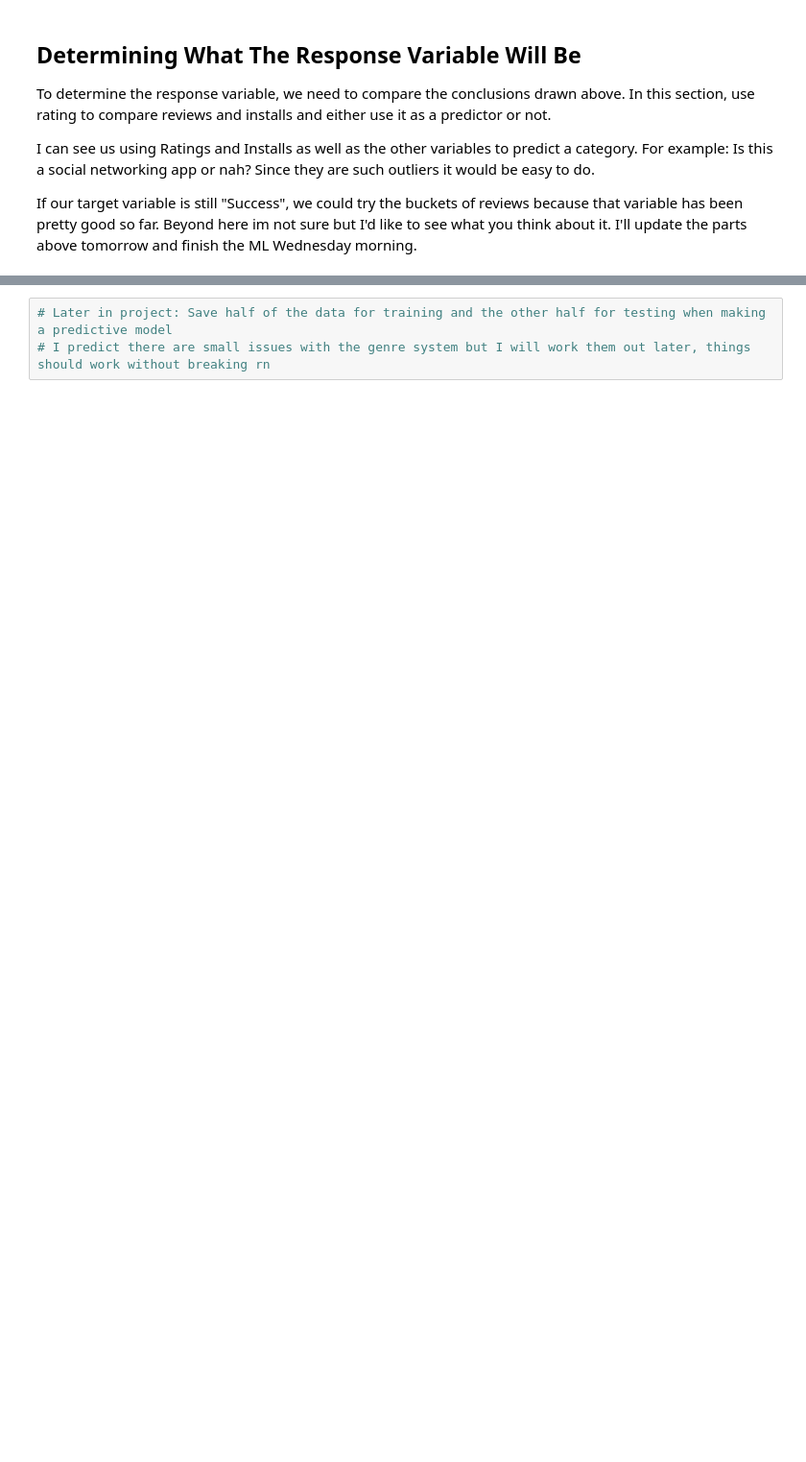
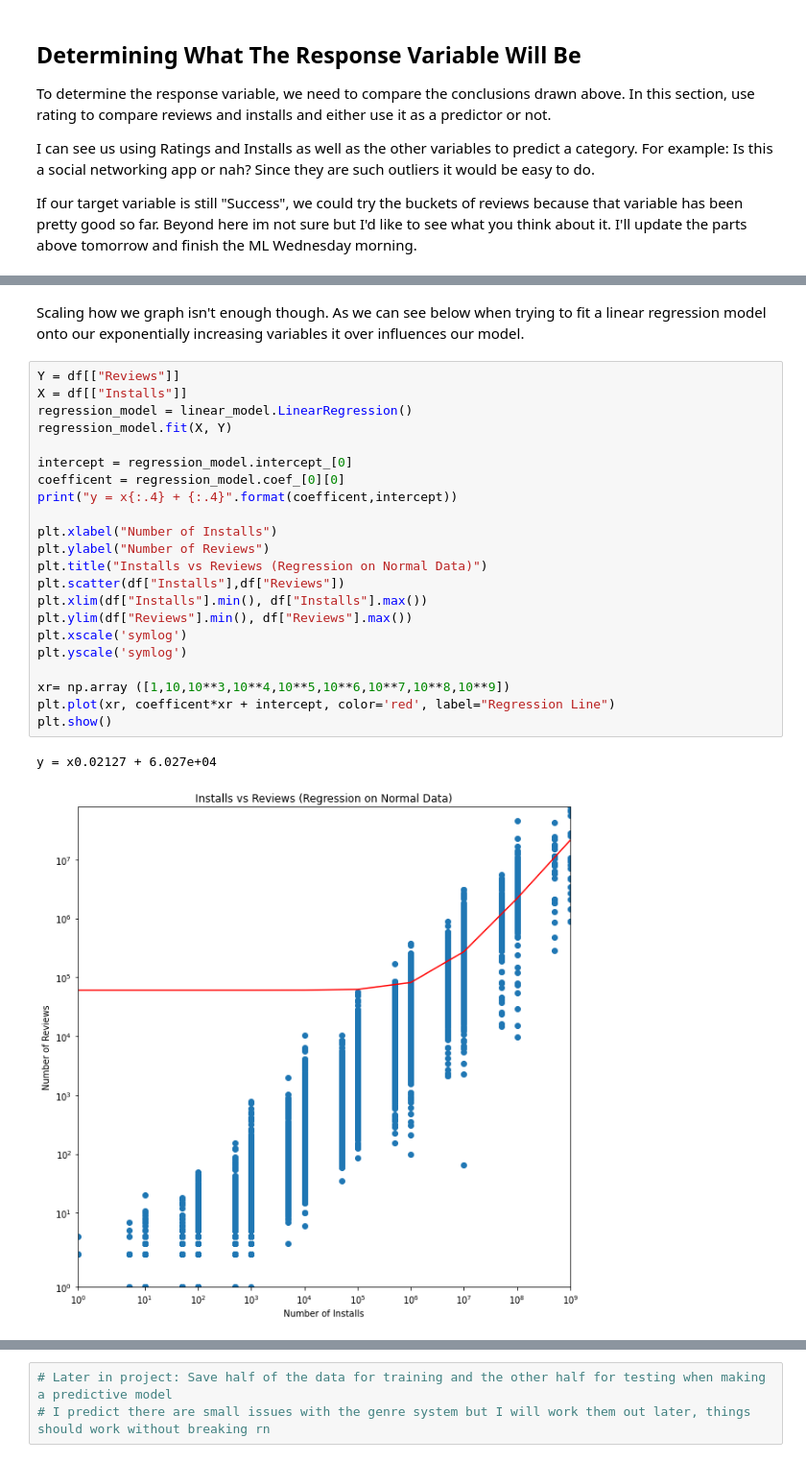
Before and after one commit to clabbott/app-data-analysis, a Jupyter notebook: FPT/Final_Proj_Tutorial.ipynb, the cells around one changed output, grey strips where cells are left out. Shown at 96% size. Cells and saved outputs as stored; diff of their text form; blank space fills up the shorter version.

```diff
--- a/FPT/Final_Proj_Tutorial.ipynb
+++ b/FPT/Final_Proj_Tutorial.ipynb
@@ -1209,0 +1157,27 @@ plt.show()
+# %% [markdown]
+Scaling how we graph isn't enough though. As we can see below when trying to fit a linear regression model onto our exponentially increasing variables it over influences our model.
+# %%
+Y = df[["Reviews"]]
+X = df[["Installs"]]
+regression_model = linear_model.LinearRegression()
+regression_model.fit(X, Y)
+
+intercept = regression_model.intercept_[0]
+coefficent = regression_model.coef_[0][0]
+print("y = x{:.4} + {:.4}".format(coefficent,intercept))
+
+plt.xlabel("Number of Installs")
+plt.ylabel("Number of Reviews")
+plt.title("Installs vs Reviews (Regression on Normal Data)")
+plt.scatter(df["Installs"],df["Reviews"])
+plt.xlim(df["Installs"].min(), df["Installs"].max())
+plt.ylim(df["Reviews"].min(), df["Reviews"].max())
+plt.xscale('symlog')
+plt.yscale('symlog')
+
+xr= np.array ([1,10,10**3,10**4,10**5,10**6,10**7,10**8,10**9])
+plt.plot(xr, coefficent*xr + intercept, color='red', label="Regression Line")
+plt.show()
+# %% [output]
+y = x0.02127 + 6.027e+04
+[figure, added]
```
Also changed, not shown: parts of 33 cells of this notebook, 1 other file.
